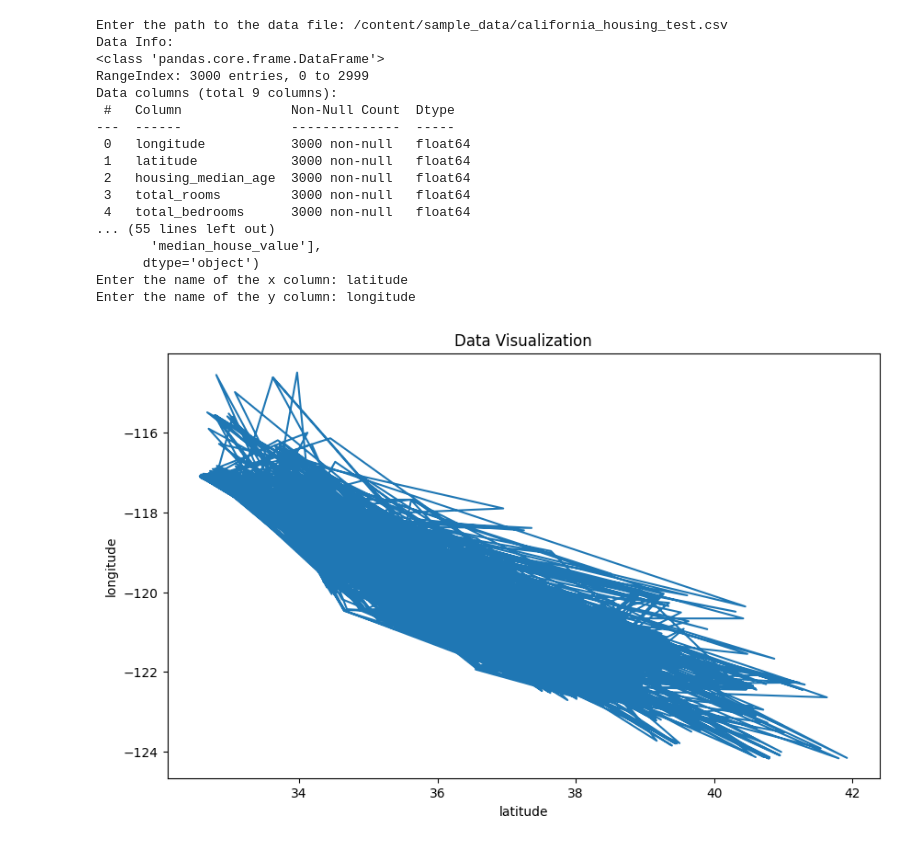
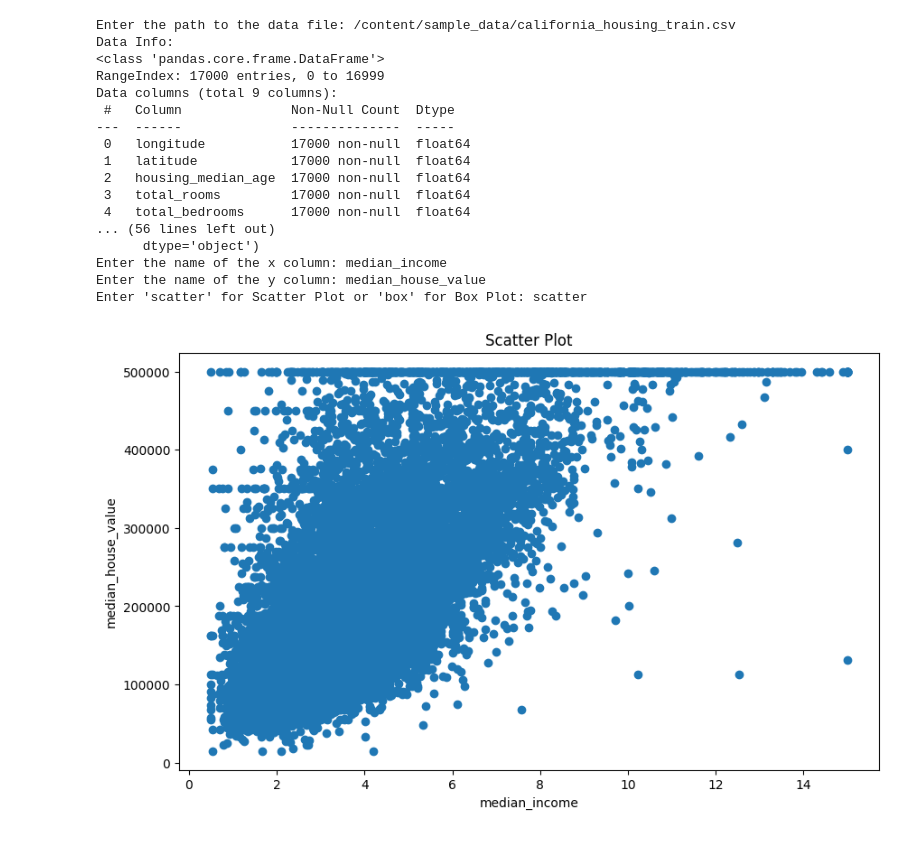
Before and after one commit to kareembadrsaber/electropi.ai_projects, a Jupyter notebook: DataPrepKit_project.ipynb, the cells around one changed output. Saved outputs shown, nothing was run; the diff lists cells and outputs as text; code cells hidden in the pictures.

```diff
--- a/DataPrepKit_project.ipynb
+++ b/DataPrepKit_project.ipynb
@@ -46,58 +46,75 @@ def encode_categorical_data(data):
     encoded_data = pd.get_dummies(data)
     return encoded_data
 
-# Visualization Function
-def plot_data(data, x_column, y_column):
+# Visualization Function (Scatter Plot)
+def plot_scatter(data, x_column, y_column):
     plt.figure(figsize=(10,  6))
-    plt.plot(data[x_column], data[y_column])
+    plt.scatter(data[x_column], data[y_column])
     plt.xlabel(x_column)
     plt.ylabel(y_column)
-    plt.title('Data Visualization')
+    plt.title('Scatter Plot')
+    plt.show()
+
+# Visualization Function (Box Plot)
+def plot_box(data, x_column, y_column):
+    plt.figure(figsize=(10,  6))
+    data.boxplot(column=y_column, by=x_column)
+    plt.xlabel(x_column)
+    plt.ylabel(y_column)
+    plt.title('Box Plot')
     plt.show()
 
 # Example usage
 if __name__ == "__main__":
     # Ask user to input data path
     file_path = input("Enter the path to the data file: ")
 
     # Read data
     df = read_data(file_path)
 
     # Explore data
     explore_data(df)
 
     # Handle missing values
     handle_missing_values(df)
 
     # Encode categorical data
     df_encoded = encode_categorical_data(df)
 
     # Plot the data
     # Print column names in df_encoded
     print("Column names in df_encoded:", df_encoded.columns)
     # Select x and y columns for plotting
     x_column_name = input("Enter the name of the x column: ")
     y_column_name = input("Enter the name of the y column: ")
-    plot_data(df_encoded, x_column_name, y_column_name)
+
+    # Choose plot type
+    plot_type = input("Enter 'scatter' for Scatter Plot or 'box' for Box Plot: ")
+    if plot_type.lower() == 'scatter':
+        plot_scatter(df_encoded, x_column_name, y_column_name)
+    elif plot_type.lower() == 'box':
+        plot_box(df_encoded, x_column_name, y_column_name)
+    else:
+        print("Invalid plot type. Please enter 'scatter' or 'box'.")
 # %% [output]
-Enter the path to the data file: /content/sample_data/california_housing_test.csv
+Enter the path to the data file: /content/sample_data/california_housing_train.csv
 Data Info:
 <class 'pandas.core.frame.DataFrame'>
-RangeIndex: 3000 entries, 0 to 2999
+RangeIndex: 17000 entries, 0 to 16999
 Data columns (total 9 columns):
  #   Column              Non-Null Count  Dtype
 ---  ------              --------------  -----
- 0   longitude           3000 non-null   float64
- 1   latitude            3000 non-null   float64
- 2   housing_median_age  3000 non-null   float64
- 3   total_rooms         3000 non-null   float64
- 4   total_bedrooms      3000 non-null   float64
-... (55 lines left out)
-       'median_house_value'],
+ 0   longitude           17000 non-null  float64
+ 1   latitude            17000 non-null  float64
+ 2   housing_median_age  17000 non-null  float64
+ 3   total_rooms         17000 non-null  float64
+ 4   total_bedrooms      17000 non-null  float64
+... (56 lines left out)
       dtype='object')
-Enter the name of the x column: latitude
-Enter the name of the y column: longitude
+Enter the name of the x column: median_income
+Enter the name of the y column: median_house_value
+Enter 'scatter' for Scatter Plot or 'box' for Box Plot: scatter
-[figure, old version]
+[figure, new version]
 # %%
 from google.colab import drive
 drive.mount('/content/drive')
```
